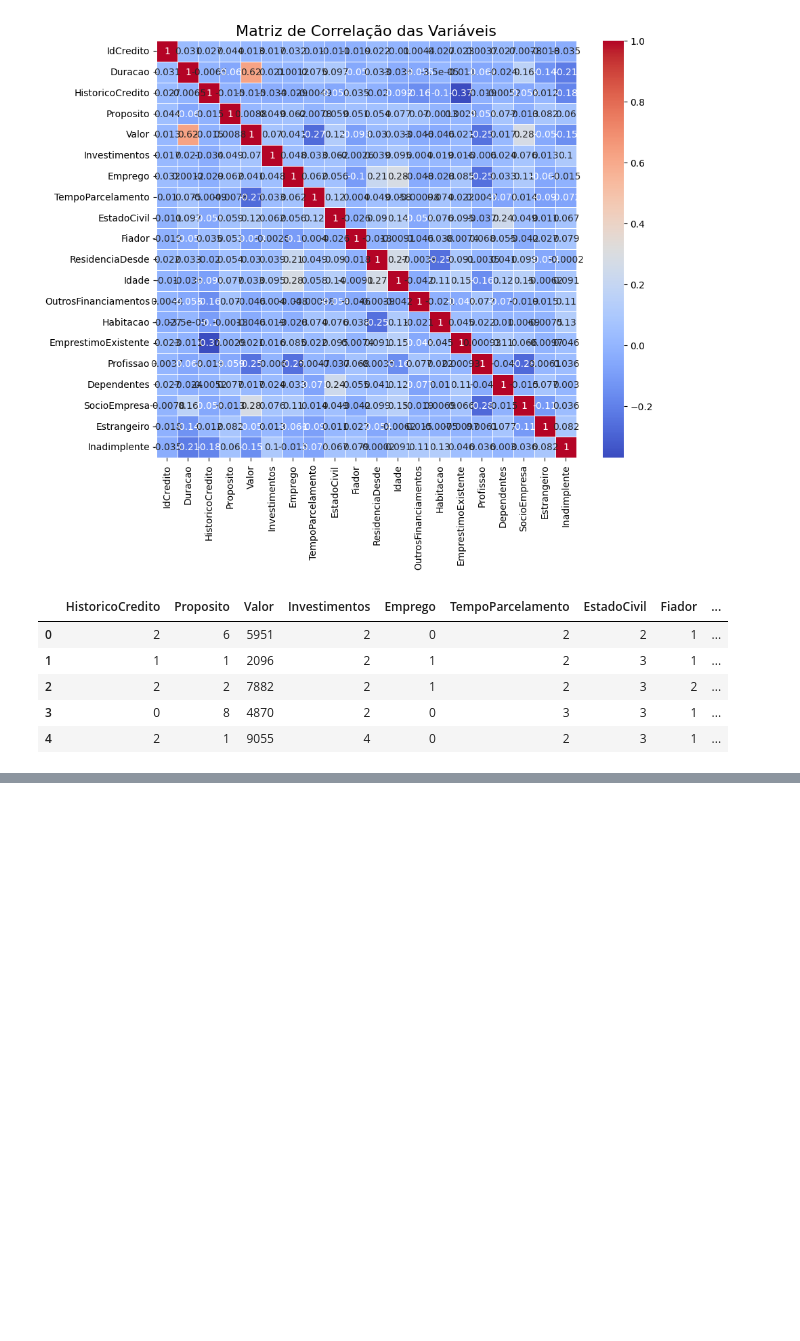
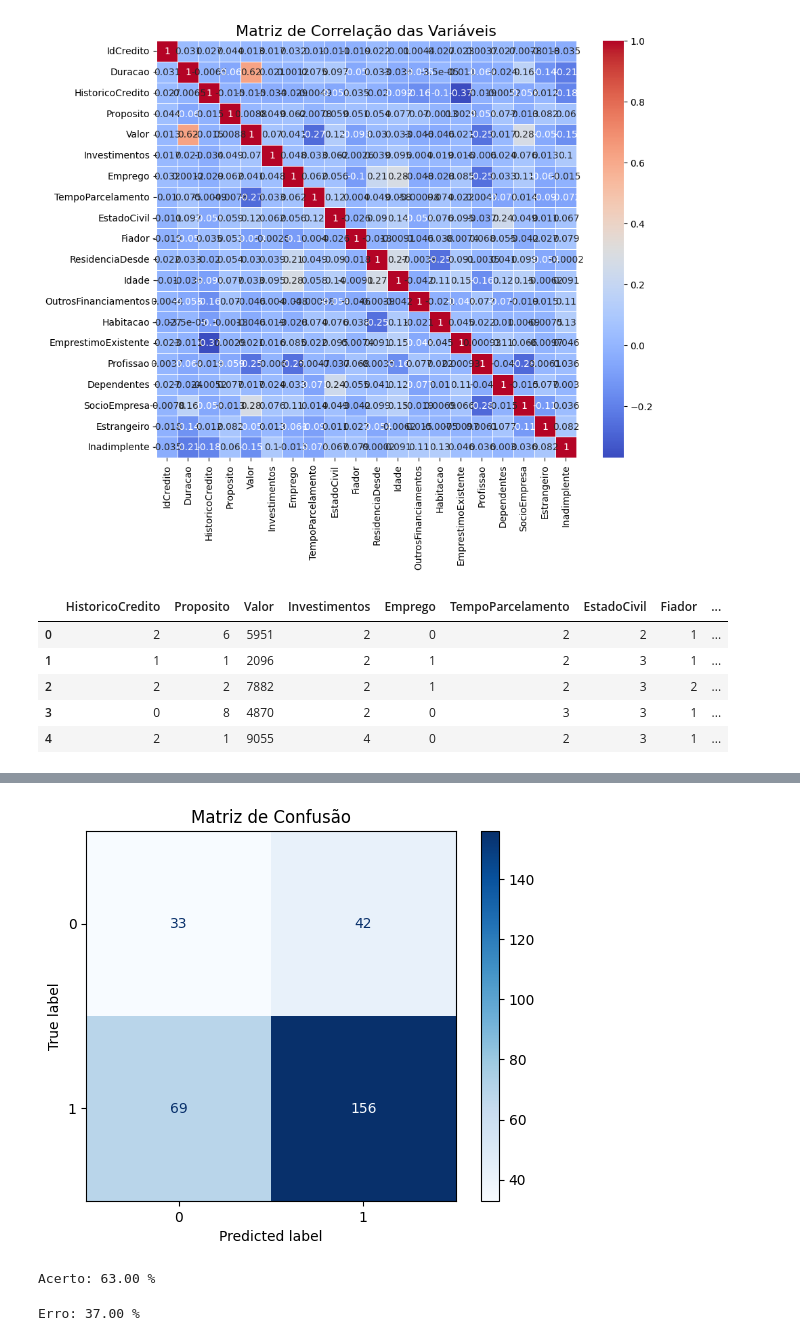
Before and after one commit to Ryans007/DateWithPython, a Jupyter notebook: Projeto Final/projeto_final.ipynb, the cells around one changed output, grey strips where cells are left out. Saved outputs shown, nothing was run; the diff lists cells and outputs as text; code cells hidden in the pictures; blank space fills up the shorter version.

```diff
--- a/Projeto Final/projeto_final.ipynb
+++ b/Projeto Final/projeto_final.ipynb
@@ -534,0 +612,20 @@ plt.show()
+# %%
+# Fazendo as previsões
+previsoes = decision_tree.predict(X_test)
+# %%
+# Matriz de Confusão
+my_confusion_matrix(y_pred=previsoes, y_test=y_test)
+# %% [output]
+[figure, added]
+# %%
+#taxa acerto
+taxa_acerto = accuracy_score(y_test, previsoes)
+print(f'Acerto: {taxa_acerto*100:.2f} %')
+# %% [output]
+Acerto: 63.00 %
+# %%
+#taxa erro
+taxa_erro = 1 - taxa_acerto
+print(f'Erro: {taxa_erro*100:.2f} %')
+# %% [output]
+Erro: 37.00 %
```
Also changed, not shown: parts of 24 cells of this notebook, 2 other files.
